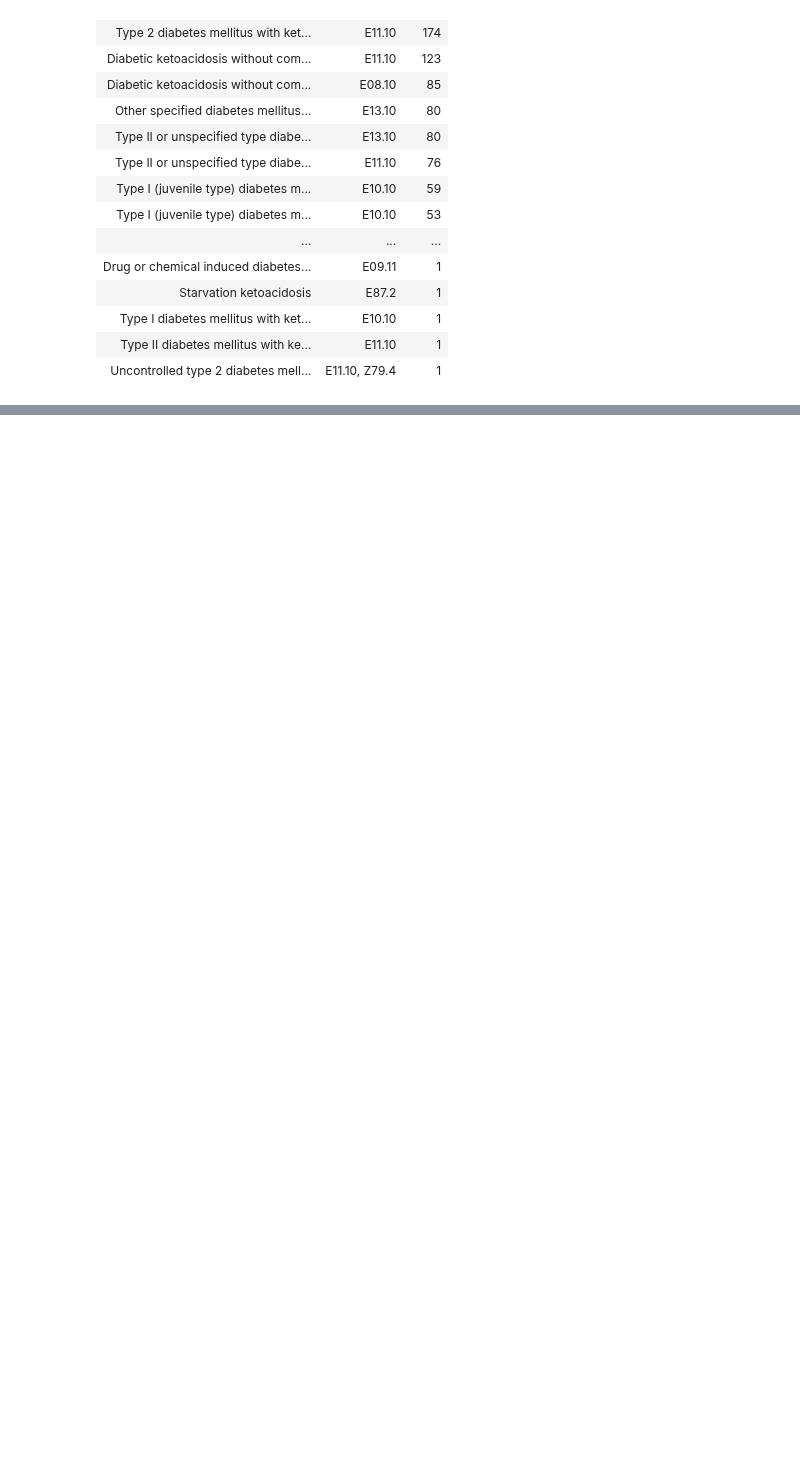
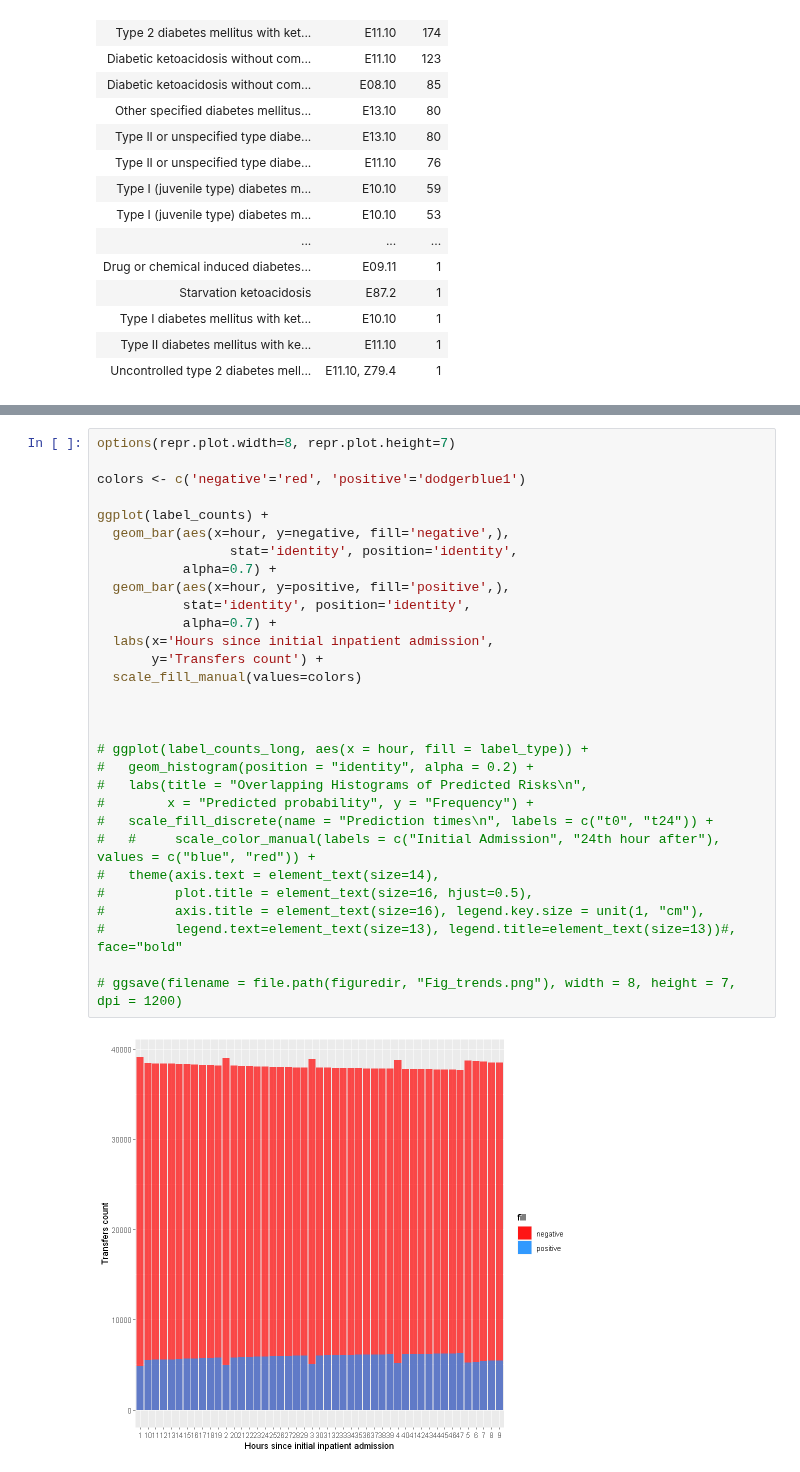
Before and after one commit to Minh084/TDA, a Jupyter notebook: shc2021/EDA_results_R.ipynb, the cells around one changed output, grey strips where cells are left out. Drawn from its saved outputs; the diff is of its cells as text; blank space fills up the shorter version.

```diff
--- a/shc2021/EDA_results_R.ipynb
+++ b/shc2021/EDA_results_R.ipynb
@@ -269,0 +430,32 @@ A grouped_df: 48 × 3
+# %%
+options(repr.plot.width=8, repr.plot.height=7)
+
+colors <- c('negative'='red', 'positive'='dodgerblue1')
+
+ggplot(label_counts) +
+  geom_bar(aes(x=hour, y=negative, fill='negative',),
+                 stat='identity', position='identity',
+           alpha=0.7) +
+  geom_bar(aes(x=hour, y=positive, fill='positive',),
+           stat='identity', position='identity',
+           alpha=0.7) +
+  labs(x='Hours since initial inpatient admission',
+       y='Transfers count') +
+  scale_fill_manual(values=colors)
+
+
+
+# ggplot(label_counts_long, aes(x = hour, fill = label_type)) +
+#   geom_histogram(position = "identity", alpha = 0.2) +
+#   labs(title = "Overlapping Histograms of Predicted Risks\n",
+#        x = "Predicted probability", y = "Frequency") +
+#   scale_fill_discrete(name = "Prediction times\n", labels = c("t0", "t24")) +
+#   #     scale_color_manual(labels = c("Initial Admission", "24th hour after"), values = c("blue", "red")) +
+#   theme(axis.text = element_text(size=14),
+#         plot.title = element_text(size=16, hjust=0.5),
+#         axis.title = element_text(size=16), legend.key.size = unit(1, "cm"),
+#         legend.text=element_text(size=13), legend.title=element_text(size=13))#, face="bold"
+
+# ggsave(filename = file.path(figuredir, "Fig_trends.png"), width = 8, height = 7, dpi = 1200)
+# %% [output]
+[figure, added]
```
Also changed, not shown: parts of 6 cells of this notebook.
